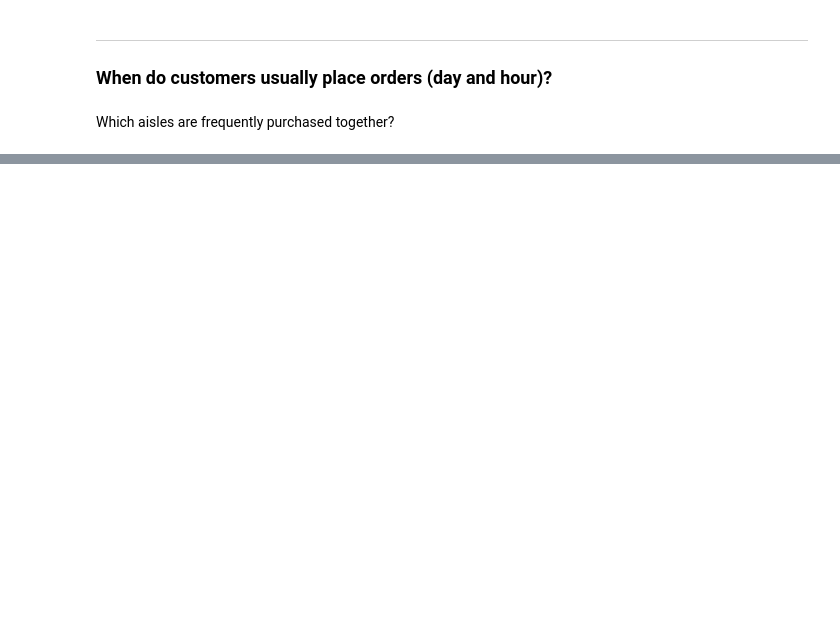
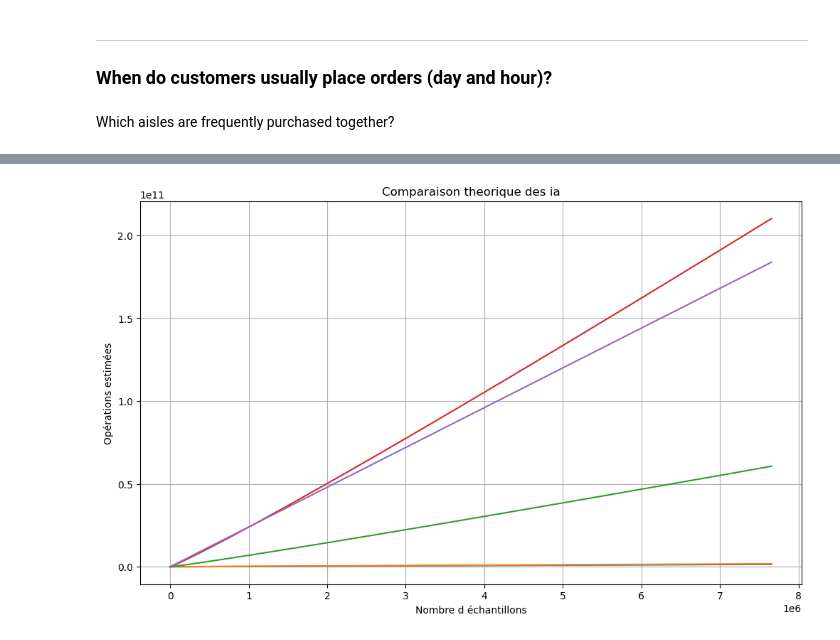
Before and after one commit to AlexandrG1209/nextbuy, a Jupyter notebook: notebook.ipynb, the cells around one changed output, grey strips where cells are left out. Saved outputs shown, nothing was run; the diff lists cells and outputs as text; code cells hidden in the pictures; blank space fills up the shorter version.

Commit message:
add lightLBM

```diff
--- a/notebook.ipynb
+++ b/notebook.ipynb
@@ -430,0 +518,48 @@ plt.show()
+# %%
+
+# 1. Configuration de la simulation
+# On fait varier N (nombre d'échantillons) de 1 000 à 50 000
+N = np.linspace(1, 7656670, 100)
+
+# Constantes fixées (
+d = 12            # Nombre de features (colonnes)
+K = 100           # Nombre d'arbres (pour RF, XGB, LGBM)
+I = 20           # Nombre d'itérations (LogReg, NN)
+W_nn = d * 100    # Poids du Neural Network
+
+
+# Logistic regression= O(I*N*d)
+y_logreg = I * N * d
+
+# Random forest = O(K*N*log(N)*sqrt(d) )
+y_rf = K * N * np.log2(N) * np.sqrt(d)
+
+# xgboost = O(K*N*log(N)*d)
+y_xgb = K * N * np.log2(N) * d
+
+# Lightgbm= O(K * N_sample * d_bundle)
+y_lgbm = K * (N * 0.2) * (d * 0.8)
+
+# Neural network = O(I*N*W)
+y_nn = I * N * W_nn
+
+
+plt.figure(figsize=(12, 7))
+
+# Tracer des courbes
+plt.plot(N, y_lgbm, label='LightGBM')
+plt.plot(N, y_logreg, label='Logistic Regression')
+plt.plot(N, y_rf, label='Random Forest')
+plt.plot(N, y_xgb, label='XGBoost')
+plt.plot(N, y_nn, label='Neural Network')
+
+# Label
+plt.title('Comparaison theorique des ia')
+plt.xlabel('Nombre d échantillons')
+plt.ylabel('Opérations estimées')
+plt.grid(True)
+
+# Affichage
+plt.show()
+# %% [output]
+[figure, added]
```
Also changed, not shown: parts of 21 cells of this notebook.
